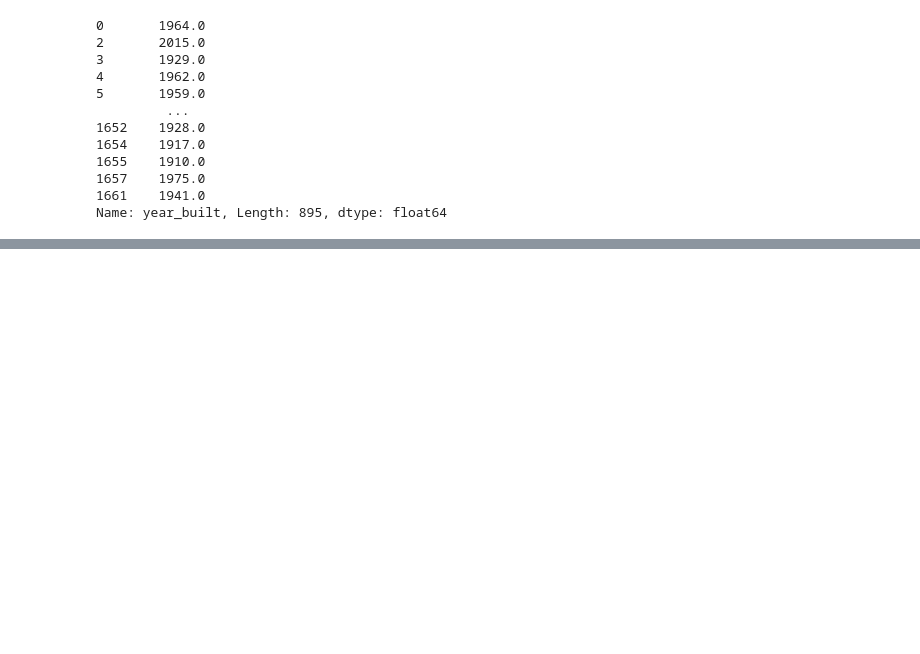
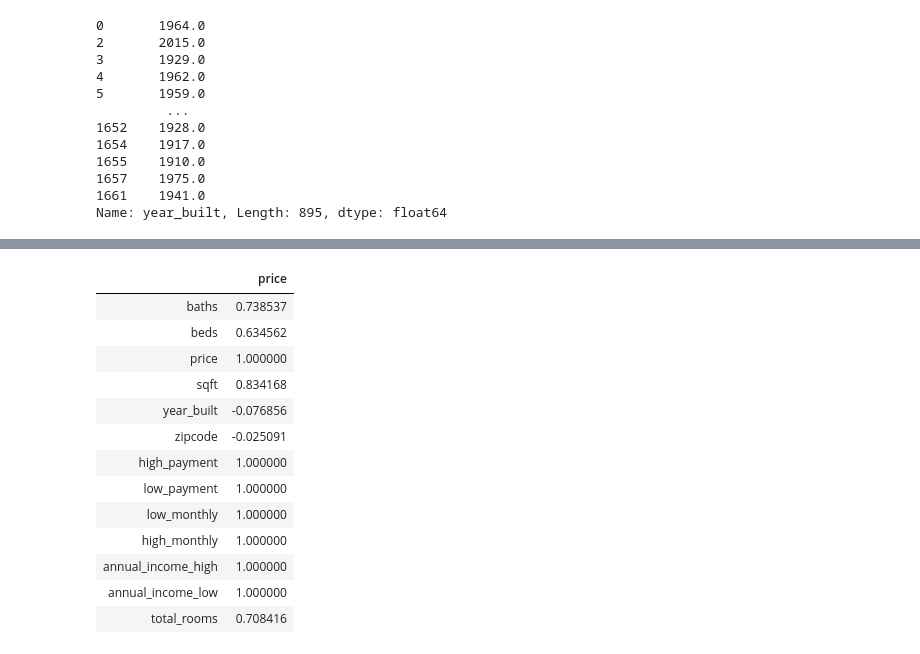
Before and after one commit to bpj2500/Web_Scraping_Project, a Jupyter notebook: Project.ipynb, the cells around one changed output, grey strips where cells are left out. Cells and saved outputs as stored; diff of their text form; code cells hidden in the pictures; blank space fills up the shorter version.

```diff
--- a/Project.ipynb
+++ b/Project.ipynb
@@ -145,3 +144,26 @@ group1[['price']].median()
 | 10128 | 1395000.0 |
 | 10280 | 767500.0 |
 | 10282 | 2595000.0 |
+# %%
+#make a pearson correlation
+
+corr_table = df_sqft.corr(method = 'pearson')
+
+corr_table[['price']]
+
+#price is postiviely correlated with total rooms, and sqft all other variables are weakly correlated
+# %% [output]
+|  | price |
+| baths | 0.738537 |
+| beds | 0.634562 |
+| price | 1.000000 |
+| sqft | 0.834168 |
+| year_built | -0.076856 |
+| zipcode | -0.025091 |
+| high_payment | 1.000000 |
+| low_payment | 1.000000 |
+| low_monthly | 1.000000 |
+| high_monthly | 1.000000 |
+| annual_income_high | 1.000000 |
+| annual_income_low | 1.000000 |
+| total_rooms | 0.708416 |
```
Also changed, not shown: parts of 8 cells of this notebook.
